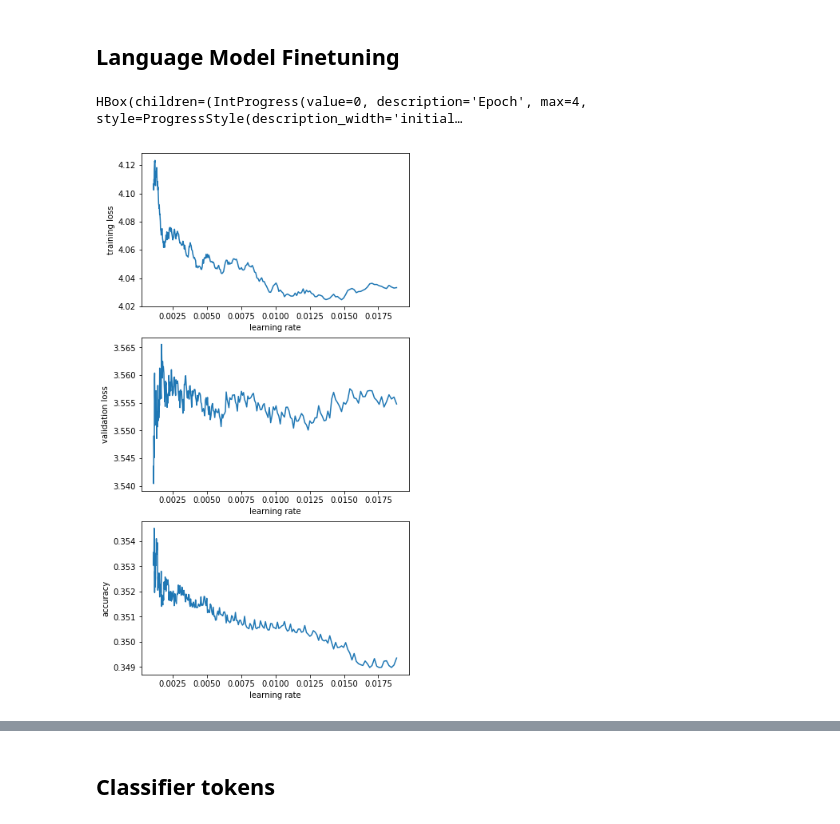
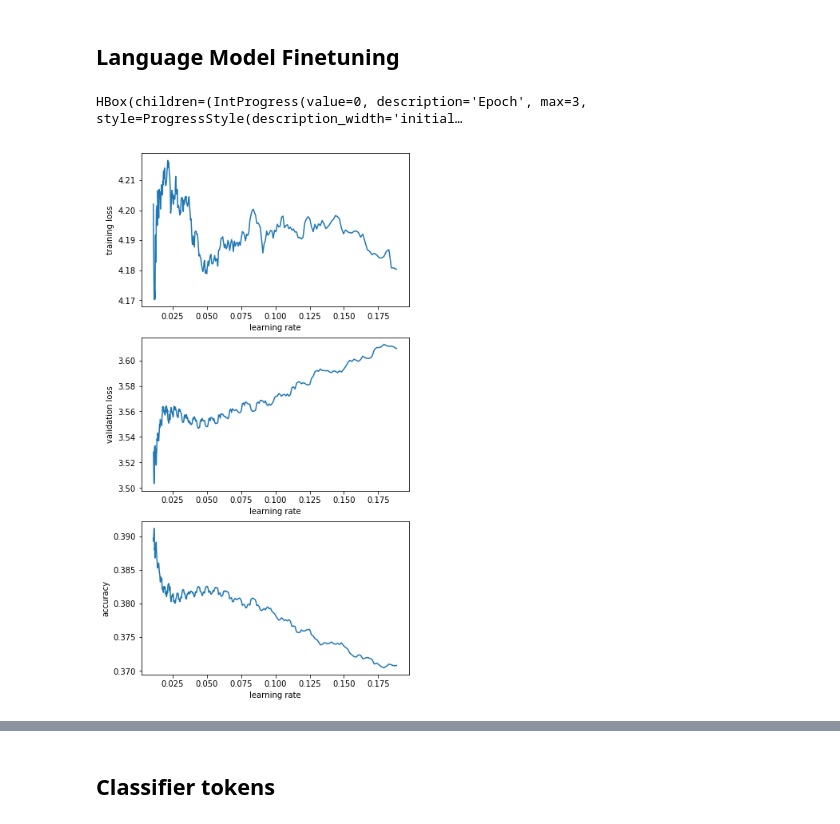
Before and after one commit to dpalominop/ULMFit, a Jupyter notebook: Classifier.ipynb, the cells around one changed output, grey strips where cells are left out. Drawn from its saved outputs; the diff is of its cells as text; code cells hidden in the pictures.

```diff
--- a/Classifier.ipynb
+++ b/Classifier.ipynb
@@ -489,7 +519,7 @@ trn_dl = LanguageModelLoader(trn_lm, bs, bptt)
 val_dl = LanguageModelLoader(val_lm, bs, bptt)
 md = LanguageModelData(TWEETSLM_PATH, 1, vs, trn_dl, val_dl, bs=bs, bptt=bptt)
 # %%
-drops = np.array([0.25, 0.1, 0.2, 0.02, 0.15])*0.7
+drops = np.array([0.25, 0.1, 0.2, 0.02, 0.15])*0.8
 # drops = np.array([0.25, 0.1, 0.2, 0.02, 0.15])
 # %%
 learn = md.get_model(opt_fn, em_sz, nh, nl, dropouti=drops[0], dropout=drops[1], wdrop=drops[2], dropoute=drops[3], dropouth=drops[4])
@@ -499,10 +529,8 @@ learn.unfreeze()
 # %%
 learn.model.load_state_dict(wgts)
 # %%
-learn.lr_find2(start_lr=1e-3,end_lr=2e-2, num_it=300)
+learn.lr_find2(start_lr=1e-2,end_lr=2e-1, num_it=300)
+learn.sched.plot()
 # %% [output]
-HBox(children=(IntProgress(value=0, description='Epoch', max=4, style=ProgressStyle(description_width='initial…
+HBox(children=(IntProgress(value=0, description='Epoch', max=3, style=ProgressStyle(description_width='initial…
+[figure, added]
-# %%
-learn.sched.plot()
-# %% [output]
-[figure, removed]
```
Also changed, not shown: parts of 28 cells of this notebook, 4 other files.
